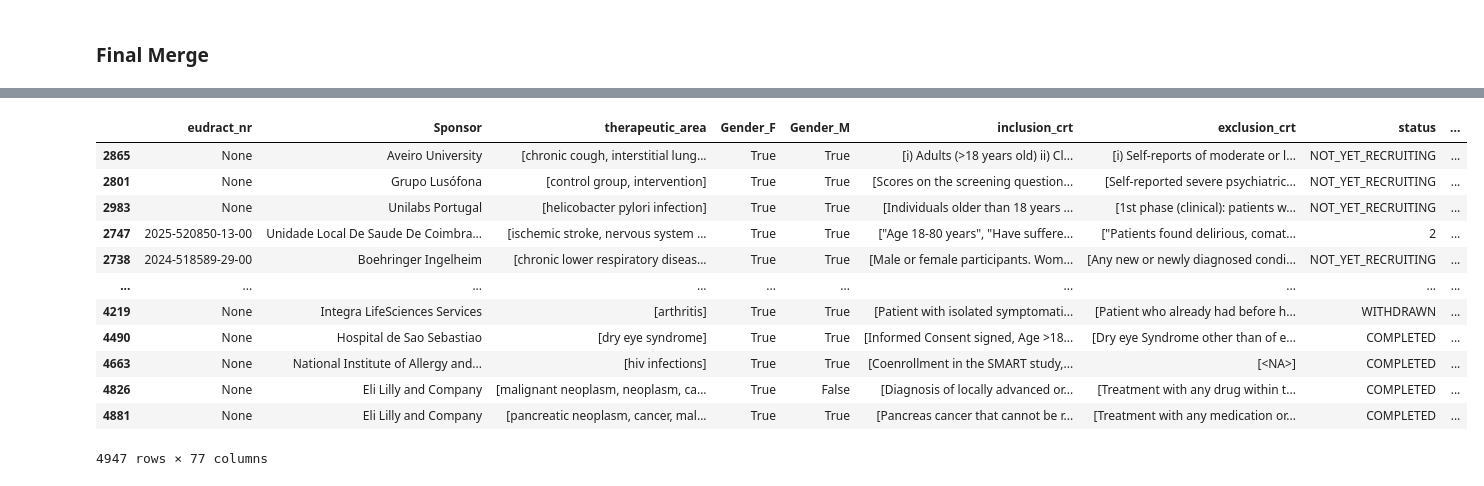
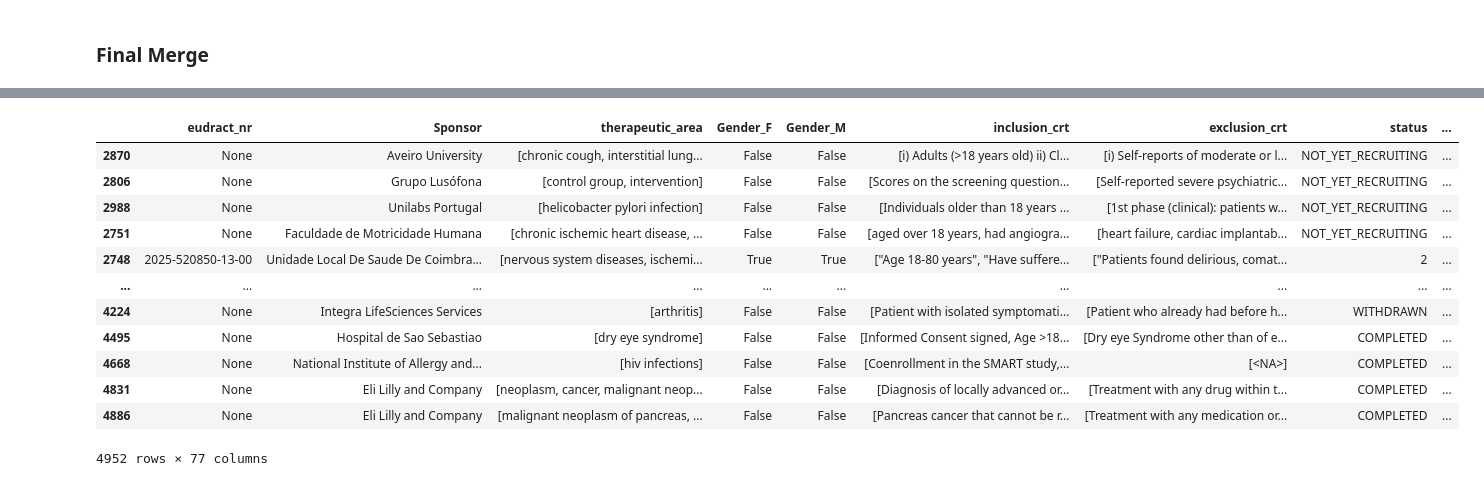
Before and after one commit to HenrikPereira/PToolCTEx, a Jupyter notebook: etl/eda.ipynb, the cells around one changed output, grey strips where cells are left out. Saved outputs shown, nothing was run; the diff lists cells and outputs as text; code cells hidden in the pictures.

```diff
--- a/etl/eda.ipynb
+++ b/etl/eda.ipynb
@@ -590,6 +601,7 @@ def normalize_age_to_years_series(num_series, unit_series):
                                        np.nan)))  # Se dias, divide por 365, senão NaN
     return pd.Series(years, index=num_series.index)
 
+
 aact_df_clean = (
     pd.concat([
         aact_df,
@@ -597,7 +609,7 @@ aact_df_clean = (
         pd.get_dummies(aact_df['allocation'], prefix='allocation'),
         pd.get_dummies(aact_df['intervention_model'], prefix='intervention_model'),
         pd.get_dummies(aact_df['masking'], prefix='masking'),
-        pd.get_dummies(aact_df['gender'].apply(lambda x: ''.join(item for item in x if item is not None) if x is not None else pd.NA), prefix='Gender'),
+        pd.get_dummies(aact_df['gender'].apply(lambda x: ' | '.join(map(str, x)) if isinstance(x, (list, tuple)) else pd.NA),prefix='Gender'),
     ], axis=1)
     .dropna(axis=0, how='all')
     .dropna(axis=1, how='all')
@@ -607,9 +619,9 @@ aact_df_clean = (
         'acronym': 'Protocol',
     })
     .assign(
-        terms=lambda x: x['terms'].apply(lambda groupn: ' | '.join(groupn) if groupn is not pd.NA else groupn),
-        grouping=lambda x: x['grouping'].apply(lambda groupn: ' | '.join(groupn) if groupn is not pd.NA else groupn),
-        condition=lambda x: x['condition'].apply(lambda cond: ' | '.join(cond.astype(str))),
+        terms=lambda x: x['terms'].apply(lambda groupn: ' | '.join(map(str, groupn)) if isinstance(groupn, (list, tuple)) else groupn),
+        grouping=lambda x: x['grouping'].apply(lambda groupn: ' | '.join(map(str, groupn)) if isinstance(groupn, (list, tuple)) else groupn),
+        condition=lambda x: x['condition'].apply(lambda cond: ' | '.join(map(str, cond)) if isinstance(cond, (list, tuple)) else cond),
         study_type=lambda x: x['study_type'].astype('category'),
         intervention_model=lambda x: x['intervention_model'].astype('category'),
         intervention_model_description=lambda x: x['intervention_model_description'].astype('category'),
@@ -628,7 +640,6 @@ aact_df_clean = (
         minimum_age_num=lambda x: normalize_age_to_years_series(x['minimum_age_num'], x['minimum_age_unit']),
         allocation_RANDOMIZED=lambda x: x['allocation_RANDOMIZED'].astype('boolean'),
         allocation_NON_RANDOMIZED=lambda x: x['allocation_NON_RANDOMIZED'].astype('boolean'),
-
     )
     .drop(columns=[
         'phase',
@@ -645,9 +656,10 @@ aact_df_clean = (
         'allocation',
         'Gender_',
         'gender',
-    ])
+    ], errors='ignore')
 )
 
+
 aact_df_clean
 # %% [output]
 |  | nct_id | eudract_nr | terms | grouping | condition | title | Protocol | study_type | intervention_model | ... |
@@ -833,8 +906,10 @@ full = (
         inclusion_crt=lambda x: x.apply(lambda r: r['inclusion_crt'] if pd.notna(r['inclusion_crt']) else extract_criteria(r['criteria'], type='inclusion'), axis=1),
         exclusion_crt=lambda x: x.apply(lambda r: r['exclusion_crt'] if pd.notna(r['exclusion_crt']) else extract_criteria(r['criteria'], type='exclusion'), axis=1),
         enrollment=lambda x: x['enrollment'].fillna(x['nr_enrolled']),
-        Gender_F=lambda x: x['Gender_F'].fillna(x['Gender_ALL'].replace(False, pd.NA)).fillna(x['Gender_FEMALE']).astype('boolean'),
-        Gender_M=lambda x: x['Gender_M'].fillna(x['Gender_ALL'].replace(False, pd.NA)).fillna(x['Gender_MALE']).astype('boolean'),
+        #Gender_F=lambda x: x['Gender_F'].fillna(x['Gender_ALL'].replace(False, pd.NA)).fillna(x['Gender_FEMALE']).astype('boolean'),
+        #Gender_M=lambda x: x['Gender_M'].fillna(x['Gender_ALL'].replace(False, pd.NA)).fillna(x['Gender_MALE']).astype('boolean'),
+        Gender_F=lambda x: x['Gender_F'].fillna(x['Gender_FEMALE'] if 'Gender_FEMALE' in x.columns else False).astype('boolean'),
+        Gender_M=lambda x: x['Gender_M'].fillna(x['Gender_MALE'] if 'Gender_MALE' in x.columns else False).astype('boolean'),
         Age_0_17_years=lambda x: ((x['minimum_age_num'] <= 17) & (x['maximum_age_num'] >= 0)),
         Age_18_64_years=lambda x: ((x['maximum_age_num'] <= 64) & (x['minimum_age_num'] >= 18)),
         Age_65p_years=lambda x: (x['minimum_age_num'] >= 65),
@@ -872,46 +947,46 @@ full = (
         'source_class',
         'overall_status',
         'nr_enrolled',
         'minimum_age_num',
         'maximum_age_num',
         'Gender_ALL',
         'Gender_FEMALE',
         'Gender_MALE',
         'allocation_RANDOMIZED',
         'allocation_NON_RANDOMIZED',
         'intervention_model_PARALLEL',
         'masking_NONE',
         'masking_description',
         'masking',
         'trial_design_Open',
         'trial_design_Single_blind',
         'trial_design_Double_blind',
         'intervention_model_CROSSOVER',
         'trial_design.Number_of_treatment_arms_in_the_trial',
         'terms',
         'grouping',
         'criteria',
         'condition',
         'keys',
         'interv',
-    ])
+    ], errors='ignore')
     .sort_values(by='start_date', ascending=False)
 )
 full
 # %% [output]
 |  | eudract_nr | Sponsor | therapeutic_area | Gender_F | Gender_M | inclusion_crt | exclusion_crt | status | ... |
-| 2865 | None | Aveiro University | [chronic cough, interstitial lung... | True | True | [i) Adults (>18 years old) ii) Cl... | [i) Self-reports of moderate or l... | NOT_YET_RECRUITING | ... |
-| 2801 | None | Grupo Lusófona | [control group, intervention] | True | True | [Scores on the screening question... | [Self-reported severe psychiatric... | NOT_YET_RECRUITING | ... |
-| 2983 | None | Unilabs Portugal | [helicobacter pylori infection] | True | True | [Individuals older than 18 years ... | [1st phase (clinical): patients w... | NOT_YET_RECRUITING | ... |
-| 2747 | 2025-520850-13-00 | Unidade Local De Saude De Coimbra... | [ischemic stroke, nervous system ... | True | True | ["Age 18-80 years", "Have suffere... | ["Patients found delirious, comat... | 2 | ... |
-| 2738 | 2024-518589-29-00 | Boehringer Ingelheim | [chronic lower respiratory diseas... | True | True | [Male or female participants. Wom... | [Any new or newly diagnosed condi... | NOT_YET_RECRUITING | ... |
+| 2870 | None | Aveiro University | [chronic cough, interstitial lung... | False | False | [i) Adults (>18 years old) ii) Cl... | [i) Self-reports of moderate or l... | NOT_YET_RECRUITING | ... |
+| 2806 | None | Grupo Lusófona | [control group, intervention] | False | False | [Scores on the screening question... | [Self-reported severe psychiatric... | NOT_YET_RECRUITING | ... |
+| 2988 | None | Unilabs Portugal | [helicobacter pylori infection] | False | False | [Individuals older than 18 years ... | [1st phase (clinical): patients w... | NOT_YET_RECRUITING | ... |
+| 2751 | None | Faculdade de Motricidade Humana | [chronic ischemic heart disease, ... | False | False | [aged over 18 years, had angiogra... | [heart failure, cardiac implantab... | NOT_YET_RECRUITING | ... |
+| 2748 | 2025-520850-13-00 | Unidade Local De Saude De Coimbra... | [nervous system diseases, ischemi... | True | True | ["Age 18-80 years", "Have suffere... | ["Patients found delirious, comat... | 2 | ... |
 | ... | ... | ... | ... | ... | ... | ... | ... | ... | ... |
-| 4219 | None | Integra LifeSciences Services | [arthritis] | True | True | [Patient with isolated symptomati... | [Patient who already had before h... | WITHDRAWN | ... |
-| 4490 | None | Hospital de Sao Sebastiao | [dry eye syndrome] | True | True | [Informed Consent signed, Age >18... | [Dry eye Syndrome other than of e... | COMPLETED | ... |
-| 4663 | None | National Institute of Allergy and... | [hiv infections] | True | True | [Coenrollment in the SMART study,... | [<NA>] | COMPLETED | ... |
-| 4826 | None | Eli Lilly and Company | [malignant neoplasm, neoplasm, ca... | True | False | [Diagnosis of locally advanced or... | [Treatment with any drug within t... | COMPLETED | ... |
-| 4881 | None | Eli Lilly and Company | [pancreatic neoplasm, cancer, mal... | True | True | [Pancreas cancer that cannot be r... | [Treatment with any medication or... | COMPLETED | ... |
+| 4224 | None | Integra LifeSciences Services | [arthritis] | False | False | [Patient with isolated symptomati... | [Patient who already had before h... | WITHDRAWN | ... |
+| 4495 | None | Hospital de Sao Sebastiao | [dry eye syndrome] | False | False | [Informed Consent signed, Age >18... | [Dry eye Syndrome other than of e... | COMPLETED | ... |
+| 4668 | None | National Institute of Allergy and... | [hiv infections] | False | False | [Coenrollment in the SMART study,... | [<NA>] | COMPLETED | ... |
+| 4831 | None | Eli Lilly and Company | [neoplasm, cancer, malignant neop... | False | False | [Diagnosis of locally advanced or... | [Treatment with any drug within t... | COMPLETED | ... |
+| 4886 | None | Eli Lilly and Company | [malignant neoplasm of pancreas, ... | False | False | [Pancreas cancer that cannot be r... | [Treatment with any medication or... | COMPLETED | ... |
-4947 rows × 77 columns
+4952 rows × 77 columns
 # %%
 full.interventions
 # %% [output]
```
Also changed, not shown: parts of 28 cells of this notebook.
